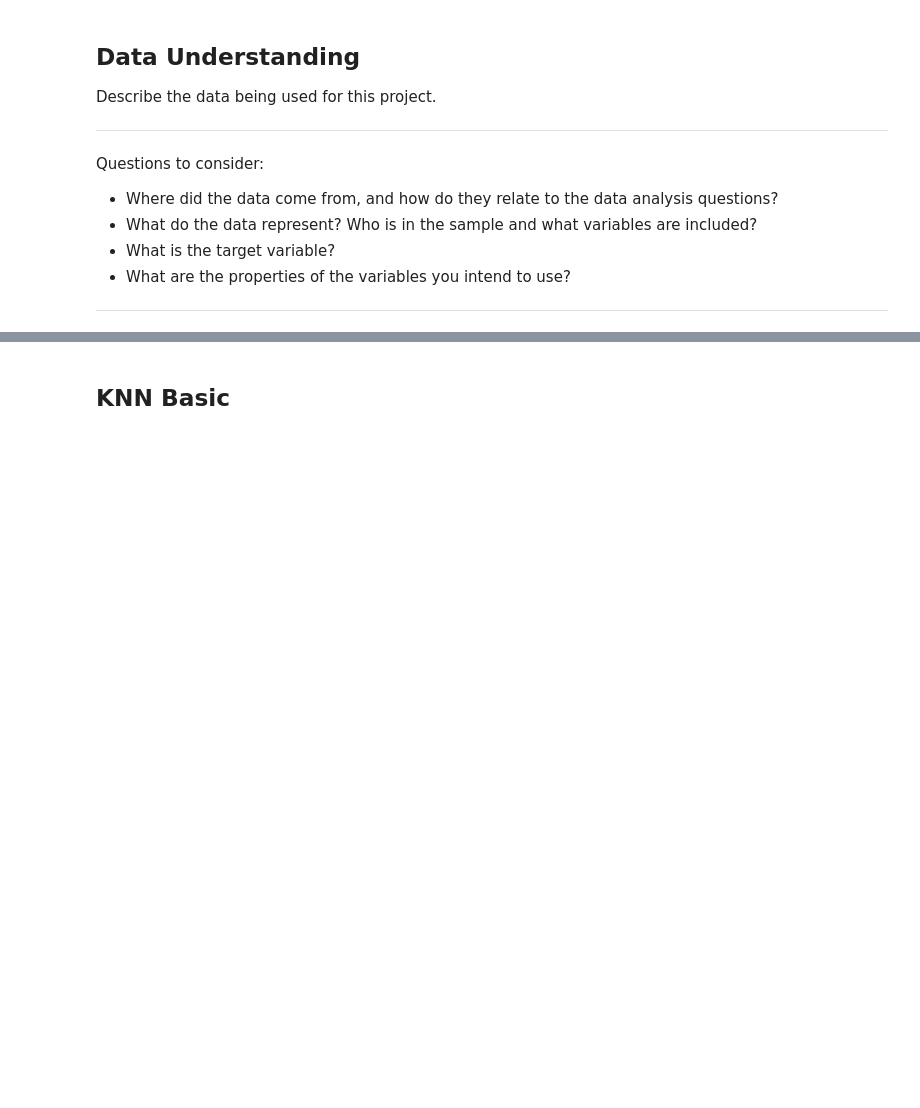
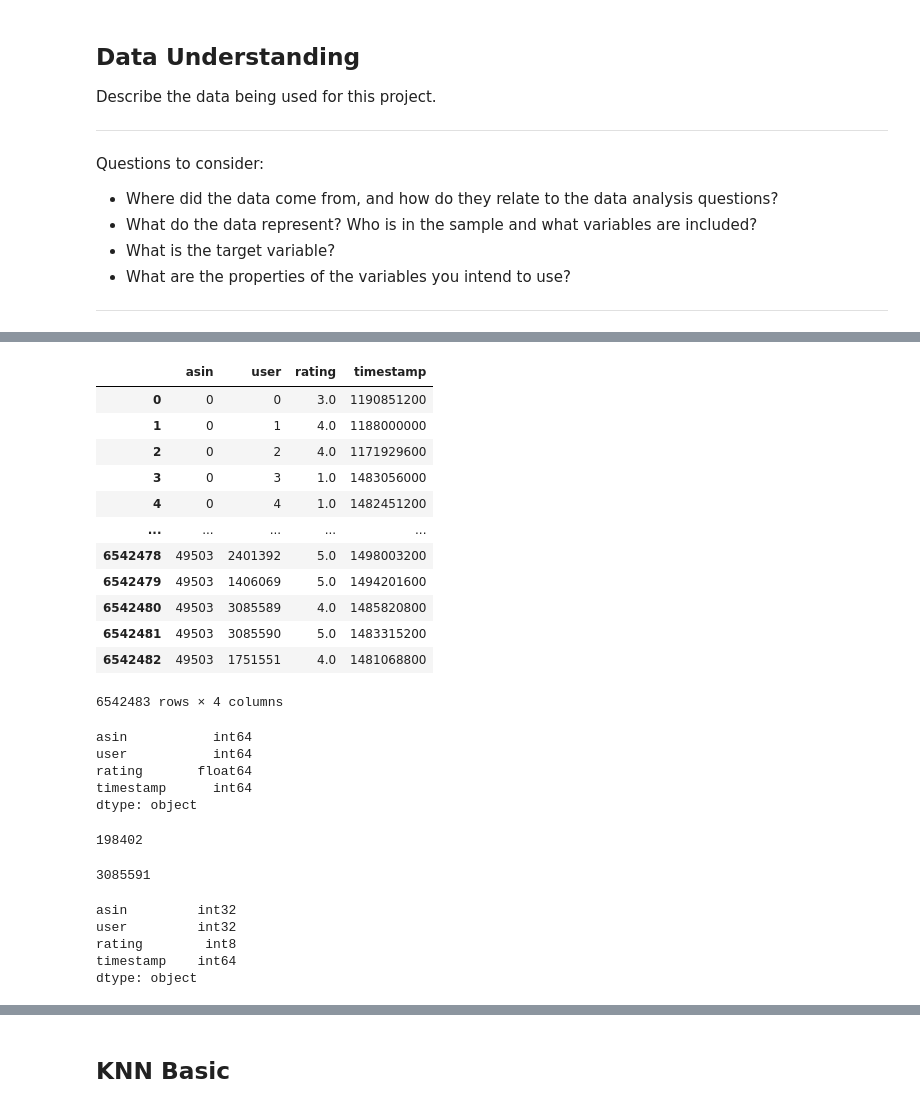
Before and after one commit to ds-leehanjin/amazon-recommender-system, a Jupyter notebook: dsc-phase4-project-rougheda.ipynb, the cells around one changed output, grey strips where cells are left out. Drawn from its saved outputs; the diff is of its cells as text; code cells hidden in the pictures; blank space fills up the shorter version.

```diff
--- a/dsc-phase4-project-rougheda.ipynb
+++ b/dsc-phase4-project-rougheda.ipynb
@@ -123,0 +109,2 @@ Name: asin, Length: 2565349, dtype: object
+# %%
+user_list = df['user'].unique()
@@ -123,0 +117,2 @@ Name: asin, Length: 2565349, dtype: object
+# %%
+user_map = dict(zip(user_list, np.arange(len(user_list))))
@@ -123,0 +139,34 @@ Name: asin, Length: 2565349, dtype: object
+# %%
+df['user'] = df['user'].map(user_map)
+# %%
+df
+# %% [output]
+|  | asin | user | rating | timestamp |
+| 0 | 0 | 0 | 3.0 | 1190851200 |
+| 1 | 0 | 1 | 4.0 | 1188000000 |
+| 2 | 0 | 2 | 4.0 | 1171929600 |
+| 3 | 0 | 3 | 1.0 | 1483056000 |
+| 4 | 0 | 4 | 1.0 | 1482451200 |
+| ... | ... | ... | ... | ... |
+| 6542478 | 49503 | 2401392 | 5.0 | 1498003200 |
+| 6542479 | 49503 | 1406069 | 5.0 | 1494201600 |
+| 6542480 | 49503 | 3085589 | 4.0 | 1485820800 |
+| 6542481 | 49503 | 3085590 | 5.0 | 1483315200 |
+| 6542482 | 49503 | 1751551 | 4.0 | 1481068800 |
+6542483 rows × 4 columns
+# %%
+df.dtypes
+# %% [output]
+asin           int64
+user           int64
+rating       float64
+timestamp      int64
+dtype: object
+# %%
+df['asin'].nunique()
+# %% [output]
+198402
+# %%
+df['user'].nunique()
+# %% [output]
+3085591
@@ -123,0 +179,8 @@ Name: asin, Length: 2565349, dtype: object
+# %%
+df.dtypes
+# %% [output]
+asin         int32
+user         int32
+rating        int8
+timestamp    int64
+dtype: object
```
Also changed, not shown: parts of 85 cells of this notebook, 3 other files.
